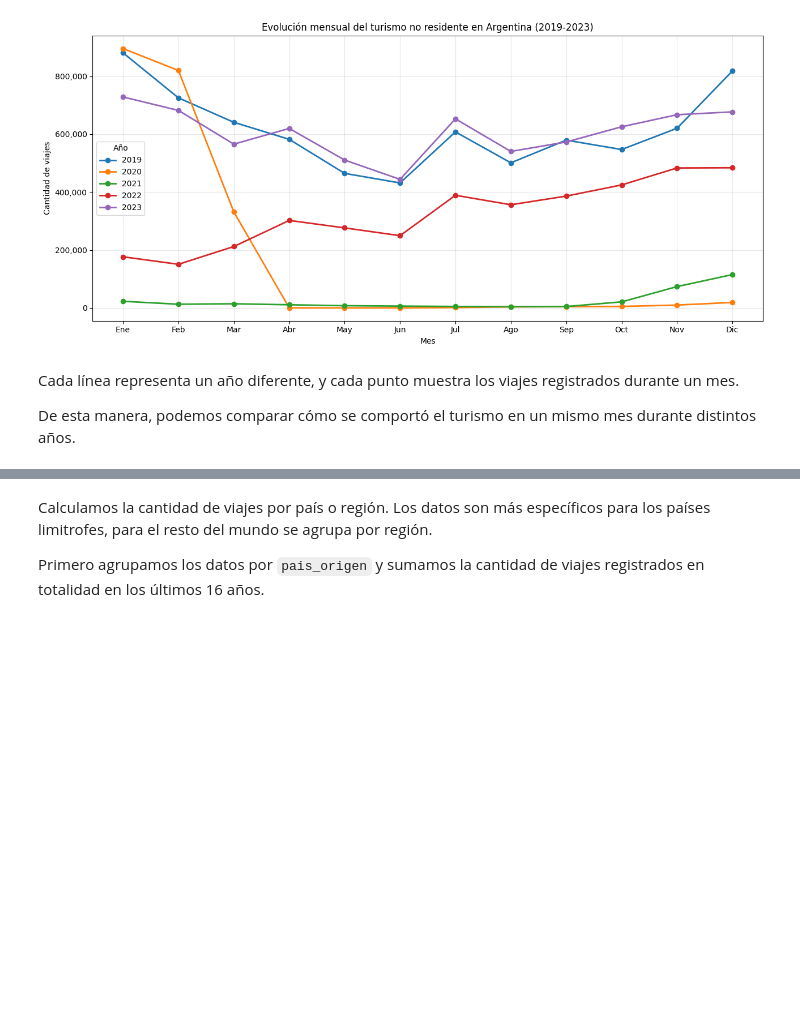
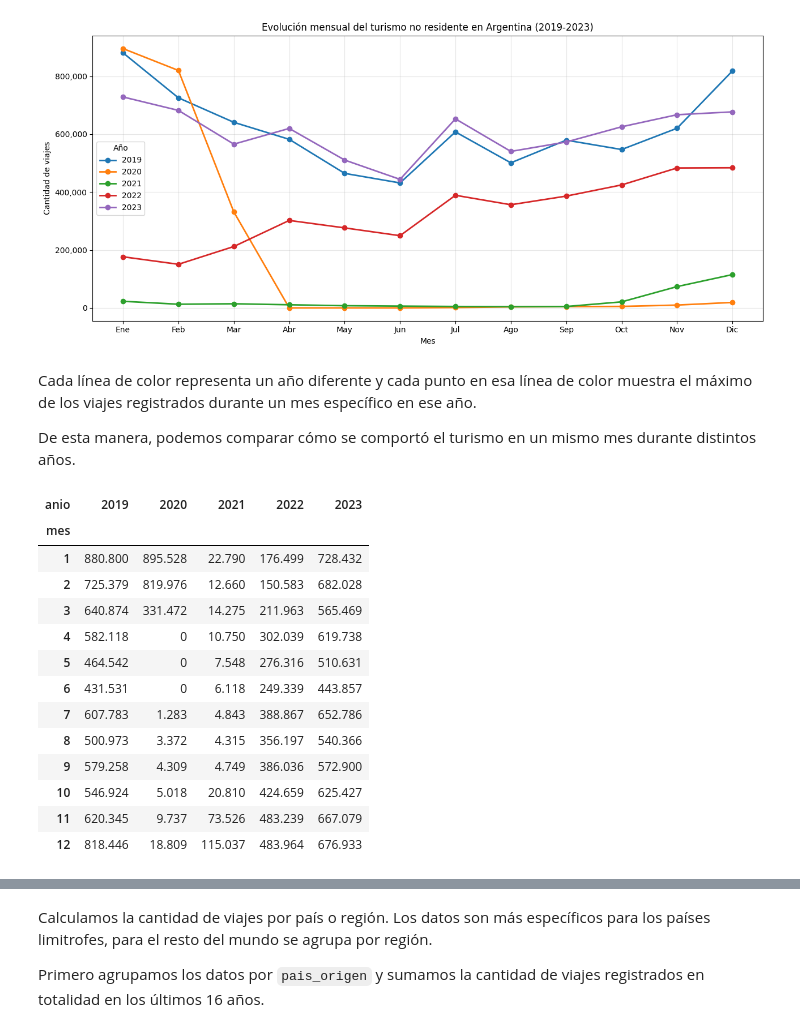
Before and after one commit to SariChiba/Analisis_Turismo_No_Residente, a Jupyter notebook: notebook/turismo_datacenter.ipynb, the cells around one changed output, grey strips where cells are left out. Cells and saved outputs as stored; diff of their text form; code cells hidden in the pictures; blank space fills up the shorter version.

```diff
--- a/notebook/turismo_datacenter.ipynb
+++ b/notebook/turismo_datacenter.ipynb
@@ -445,9 +459,27 @@ plt.show()
 # %% [output]
 [figure]
 # %% [markdown]
-Cada línea representa un año diferente, y cada punto muestra los viajes registrados durante un mes.
+Cada línea de color representa un año diferente y cada punto en esa línea de color muestra el máximo de los viajes registrados durante un mes específico en ese año.
 
 De esta manera, podemos comparar cómo se comportó el turismo en un mismo mes durante distintos años.
+# %%
+#Vamos a mostrar estos datos más precisos en forma de tabla para que se lean mejor
+comparacion.style.format(thousands=".")
+# %% [output]
+| anio | 2019 | 2020 | 2021 | 2022 | 2023 |
+| mes |  |  |  |  |  |
+| 1 | 880.800 | 895.528 | 22.790 | 176.499 | 728.432 |
+| 2 | 725.379 | 819.976 | 12.660 | 150.583 | 682.028 |
+| 3 | 640.874 | 331.472 | 14.275 | 211.963 | 565.469 |
+| 4 | 582.118 | 0 | 10.750 | 302.039 | 619.738 |
+| 5 | 464.542 | 0 | 7.548 | 276.316 | 510.631 |
+| 6 | 431.531 | 0 | 6.118 | 249.339 | 443.857 |
+| 7 | 607.783 | 1.283 | 4.843 | 388.867 | 652.786 |
+| 8 | 500.973 | 3.372 | 4.315 | 356.197 | 540.366 |
+| 9 | 579.258 | 4.309 | 4.749 | 386.036 | 572.900 |
+| 10 | 546.924 | 5.018 | 20.810 | 424.659 | 625.427 |
+| 11 | 620.345 | 9.737 | 73.526 | 483.239 | 667.079 |
+| 12 | 818.446 | 18.809 | 115.037 | 483.964 | 676.933 |
 # %% [markdown]
 ### Relación entre el mes del año y la cantidad de viajes turísticos
 
```
Also changed, not shown: parts of 32 cells of this notebook.
